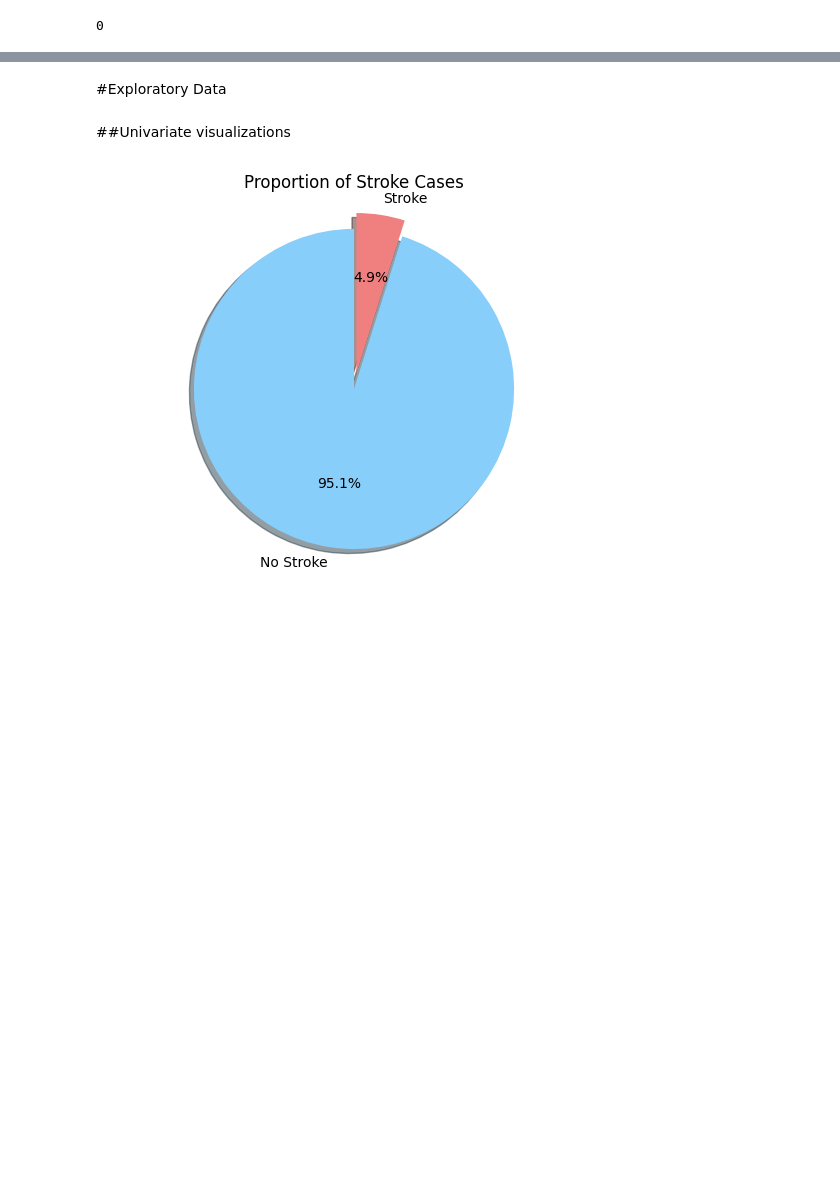
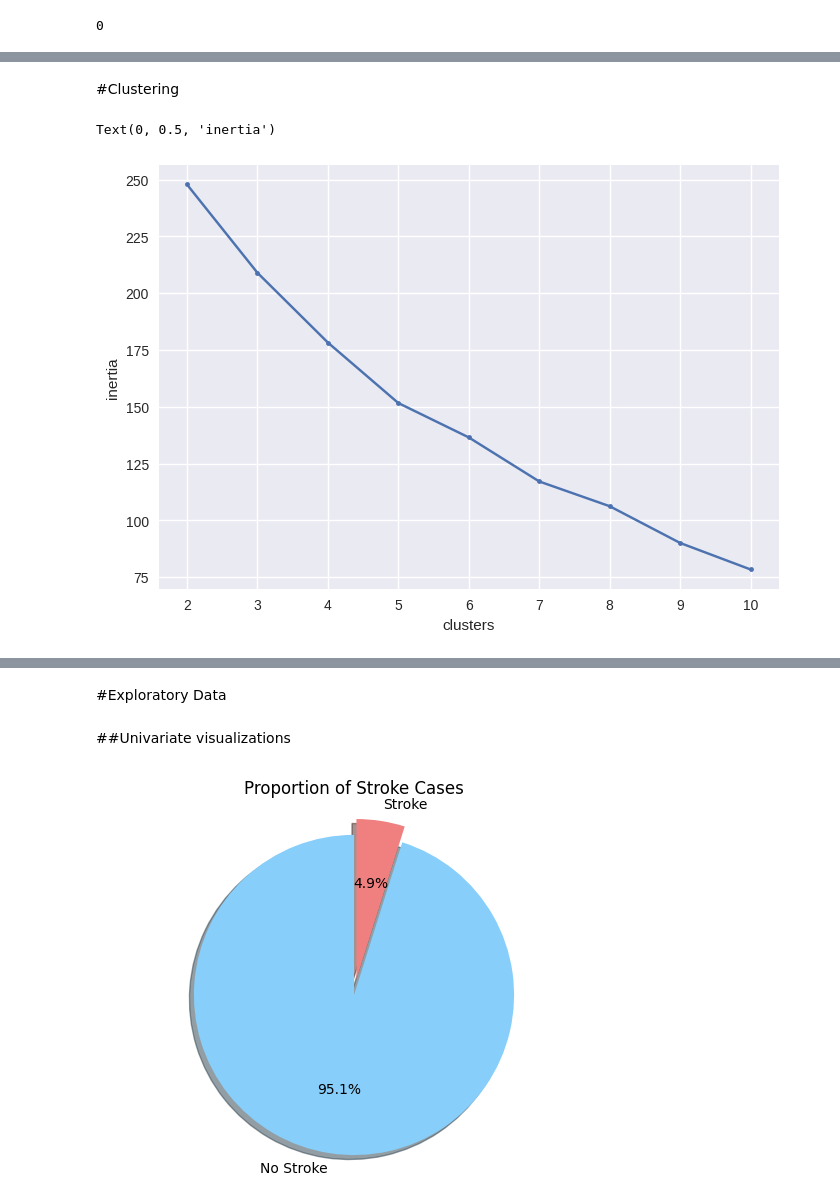
Before and after one commit to hawkeyedatatsai/MLB-Stadiums, a Jupyter notebook: MLB_Stadiums.ipynb, the cells around one changed output, grey strips where cells are left out. Drawn from its saved outputs; the diff is of its cells as text; code cells hidden in the pictures; blank space fills up the shorter version.

```diff
--- a/MLB_Stadiums.ipynb
+++ b/MLB_Stadiums.ipynb
@@ -114,0 +107,8 @@ Name: smoking_status, dtype: int64
+# %%
+#decide to put team and ballpark name to index
+#drop roof since not many teams' stadium hv roof option so I dont think that col
+#can speaks much for the whole dataset
+new_df = df.groupby(['team_name', 'ballpark']).sum()
+new_df = new_df.drop('roof', axis=1)
+print(new_df.info())
+new_df.head()
@@ -114,0 +141,21 @@ Name: smoking_status, dtype: int64
+# %% [markdown]
+#Clustering
+# %%
+scaler = StandardScaler()
+scaled_df = scaler.fit_transform(new_df)
+# %%
+#cluster-elbow plot
+#Create an empty list of inertias
+inertias = []
+#Loop through k values between 2 and 10 and store the inertias in the list.
+for k in range(2,11):
+    kmeans = KMeans(n_clusters=k)
+    kmeans.fit(scaled_df)
+    inertias.append(kmeans.inertia_)
+#Visualize scores
+plt.plot(range(2,11), inertias, marker = '.')
+plt.xlabel('clusters')
+plt.ylabel('inertia')
+# %% [output]
+Text(0, 0.5, 'inertia')
+[figure, added]
```
Also changed, not shown: parts of 102 cells of this notebook.
